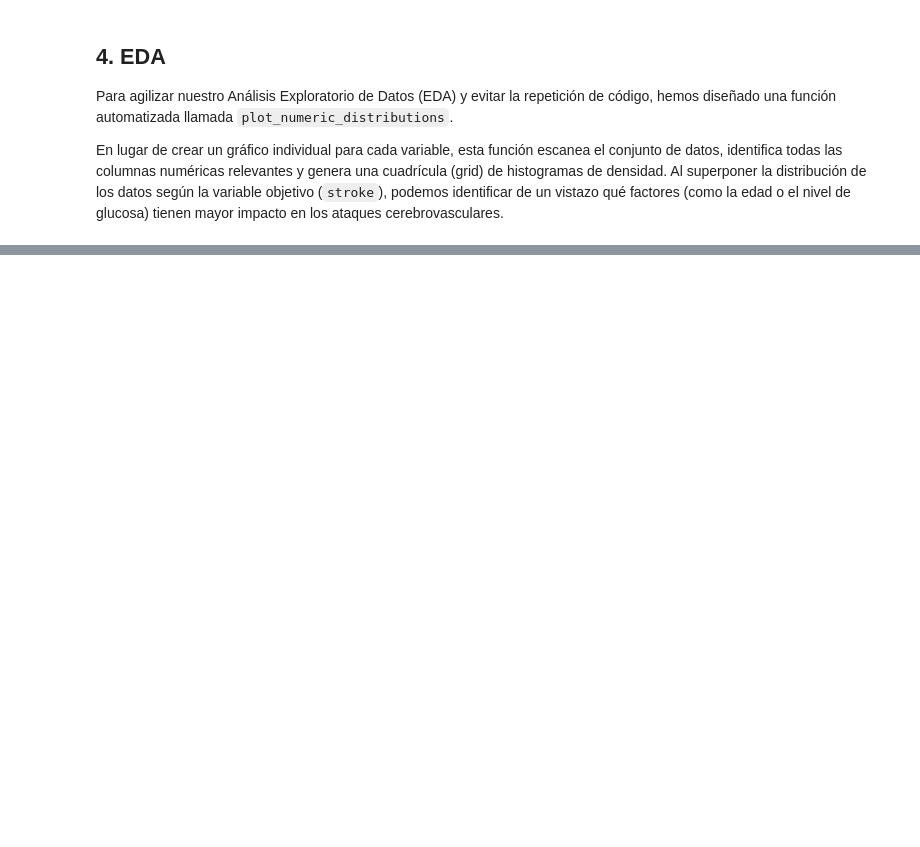
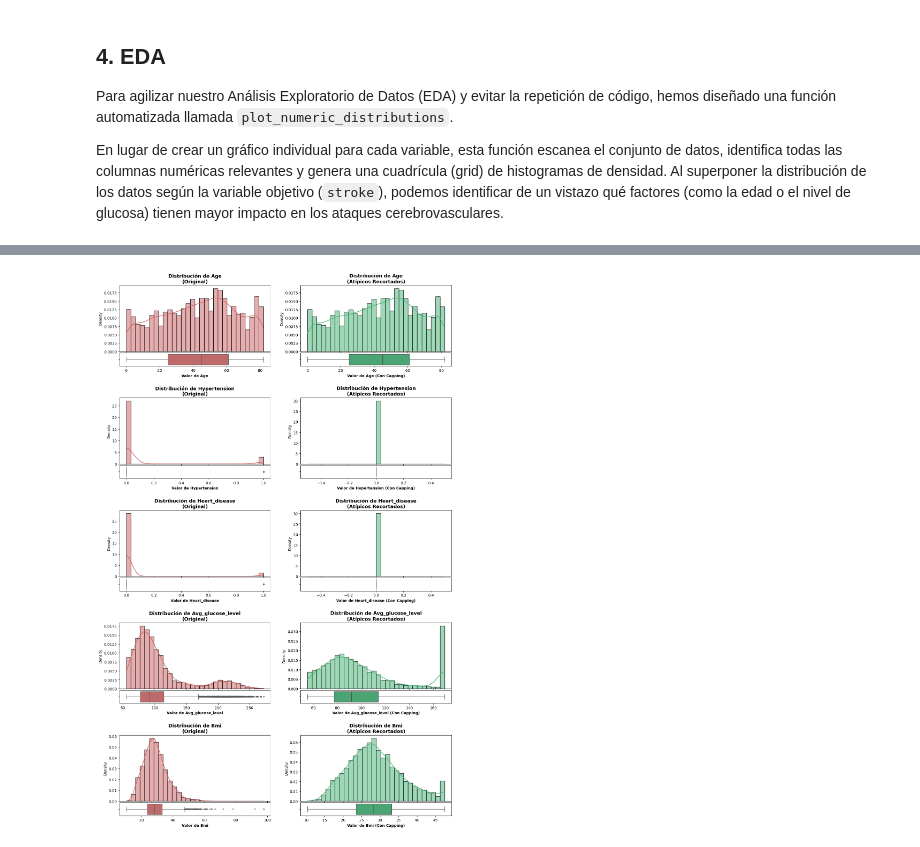
Before and after one commit to MauricioTapia84/EDA-ACV, a Jupyter notebook: notebooks/eda.ipynb, the cells around one changed output, grey strips where cells are left out. Saved outputs shown, nothing was run; the diff lists cells and outputs as text; code cells hidden in the pictures; blank space fills up the shorter version.

Commit message:
1.2.0 - adding outliers and some tweaks

```diff
--- a/notebooks/eda.ipynb
+++ b/notebooks/eda.ipynb
@@ -197,0 +197,93 @@ Generando frecuencias categóricas...
+# %%
+import numpy as np
+import matplotlib.pyplot as plt
+import seaborn as sns
+import os
+
+# Asegurar que el directorio de salida exista para no tener errores FileNotFoundError
+os.makedirs('../outputs/graficos', exist_ok=True)
+
+# 1. Identificar TODAS las variables numéricas automáticamente
+numerical_cols = df.select_dtypes(include=['int64', 'float64']).columns
+
+# ADAPTACIÓN: Excluimos 'id' (identificador) y 'stroke' (variable objetivo)
+numerical_cols = [col for col in numerical_cols if col not in ['id', 'stroke']]
+
+# 2. Creamos copia y aplicamos Capping a TODAS las columnas numéricas
+df_sin_outliers = df.copy()
+
+print("Calculando límites IQR y aplicando recorte (Capping) a todas las variables numéricas...")
+for col in numerical_cols:
+    # Calculamos el Rango Intercuartílico (IQR)
+    Q1 = df_sin_outliers[col].quantile(0.25)
+    Q3 = df_sin_outliers[col].quantile(0.75)
+    IQR = Q3 - Q1
+
+    lower_bound = Q1 - 1.5 * IQR
+    upper_bound = Q3 + 1.5 * IQR
+
+    # np.clip reemplaza los valores extremos por los límites inferior y superior
+    df_sin_outliers[col] = np.clip(df_sin_outliers[col], lower_bound, upper_bound)
+
+print(f"Registros originales: {len(df)}")
+print(f"Registros tras el tratamiento: {len(df_sin_outliers)} (¡Sin perder pacientes!)\n")
+print("-" * 50)
+
+# 3. Visualización Dinámica Avanzada (Ejes Compartidos)
+# Creamos tantas filas como variables numéricas tengamos
+fig, axs = plt.subplots(len(numerical_cols), 2, figsize=(16, 5 * len(numerical_cols)))
+
+for i, col in enumerate(numerical_cols):
+
+    nombre_columna = col.capitalize()
+
+    # ===========================================================
+    # COLUMNA IZQUIERDA: DATOS ORIGINALES (CON OUTLIERS)
+    # ===========================================================
+    ax_hist_orig = axs[i, 0]
+    ax_hist_orig.set_title(f'Distribución de {nombre_columna}\n(Original)', fontweight='bold', fontsize=13)
+
+    # Histograma
+    sns.histplot(df[col].dropna(), bins=30, kde=True, ax=ax_hist_orig, color='indianred', stat='density')
+
+    # EL TRUCO: Ocultar textos y números del eje X del histograma
+    ax_hist_orig.set_xlabel('')
+    ax_hist_orig.tick_params(labelbottom=False)
+
+    # Boxplot (ancho 100%, altura 20%, posicionado justo debajo)
+    ax_box_orig = ax_hist_orig.inset_axes([0, -0.22, 1, 0.2])
+    sns.boxplot(x=df[col].dropna(), ax=ax_box_orig, color='indianred', fliersize=3)
+
+    # EL TRUCO: Forzar al boxplot a tener la misma escala exacta que el histograma
+    ax_box_orig.set_xlim(ax_hist_orig.get_xlim())
+    ax_box_orig.set_xlabel(f'Valor de {nombre_columna}', fontweight='bold')
+
+    # ===========================================================
+    # COLUMNA DERECHA: DATOS RECORTADOS (CAPPING)
+    # ===========================================================
+    ax_hist_cap = axs[i, 1]
+    ax_hist_cap.set_title(f'Distribución de {nombre_columna}\n(Atípicos Recortados)', fontweight='bold', fontsize=13)
+
+    # Histograma
+    sns.histplot(df_sin_outliers[col].dropna(), bins=30, kde=True, ax=ax_hist_cap, color='mediumseagreen', stat='density')
+
+    # EL TRUCO: Ocultar textos y números del eje X del histograma
+    ax_hist_cap.set_xlabel('')
+    ax_hist_cap.tick_params(labelbottom=False)
+
+    # Boxplot
+    ax_box_cap = ax_hist_cap.inset_axes([0, -0.22, 1, 0.2])
+    sns.boxplot(x=df_sin_outliers[col].dropna(), ax=ax_box_cap, color='mediumseagreen', fliersize=3)
+
+    # EL TRUCO: Forzar al boxplot a tener la misma escala exacta que el histograma
+    ax_box_cap.set_xlim(ax_hist_cap.get_xlim())
+    ax_box_cap.set_xlabel(f'Valor de {nombre_columna} (Con Capping)', fontweight='bold')
+
+# Ajustar márgenes para que los boxplots inferiores no choquen con el título de la siguiente fila
+plt.subplots_adjust(hspace=0.7)
+
+# ADAPTACIÓN OBLIGATORIA: Guardar el gráfico
+plt.savefig('../outputs/graficos/comparacion_outliers_capping.png', dpi=300, bbox_inches='tight')
+
+plt.show()
+# %% [output]
@@ -197,0 +295 @@ Generando frecuencias categóricas...
+[figure, added]
```
Also changed, not shown: parts of 8 cells of this notebook, 5 other files.
